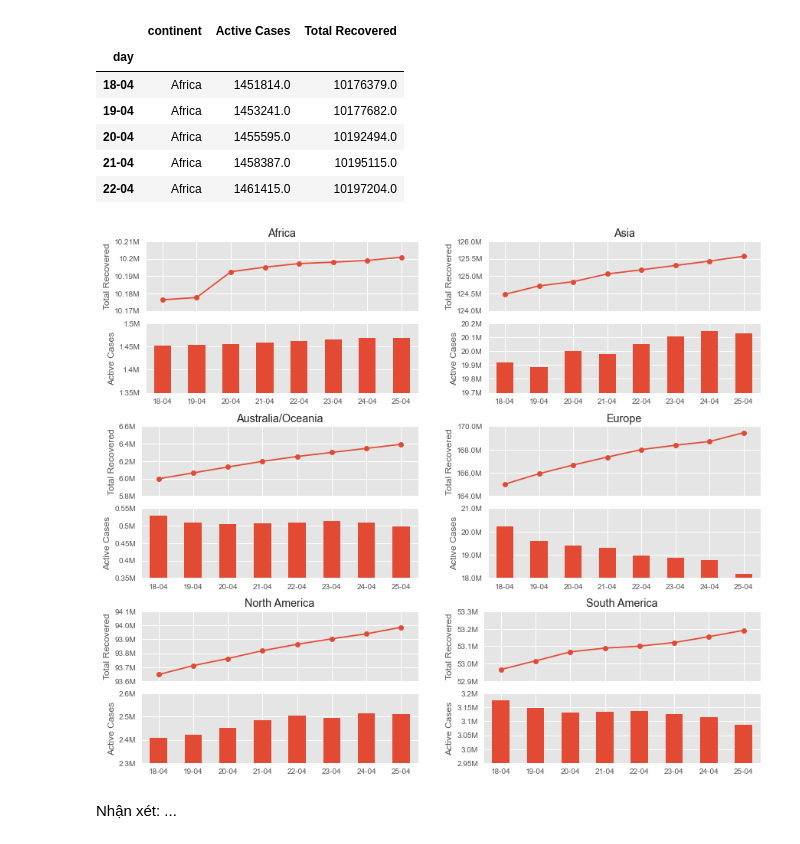
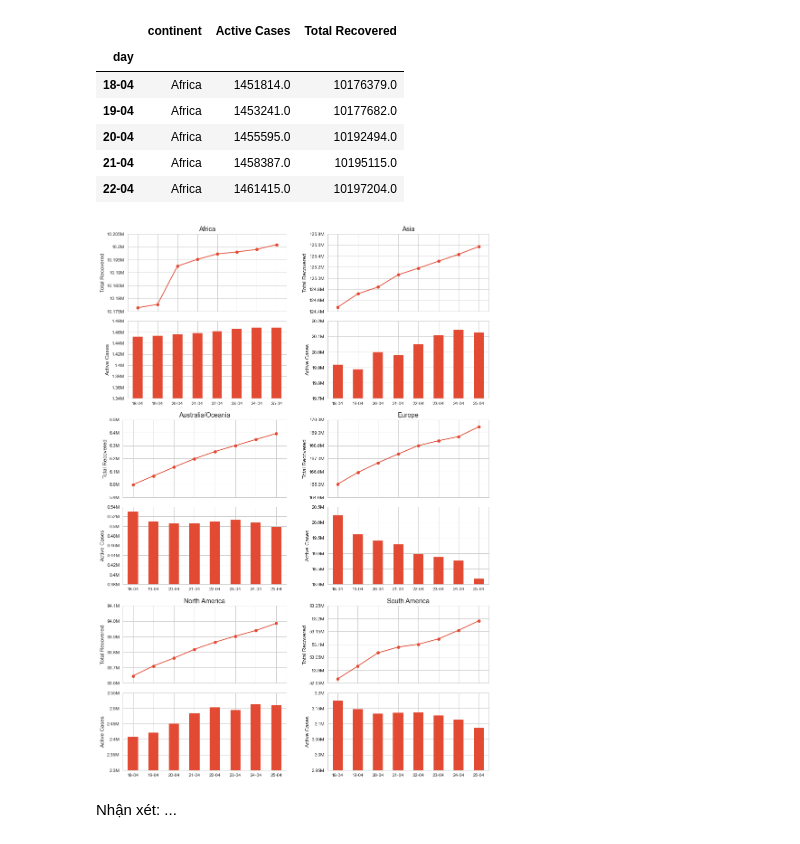
Before and after one commit to LeKiet258/DATA_VIZ_LAB01, a Jupyter notebook: Relationship.ipynb, the cells around one changed output. Drawn from its saved outputs; the diff is of its cells as text; code cells hidden in the pictures.

```diff
--- a/Relationship.ipynb
+++ b/Relationship.ipynb
@@ -394,28 +451,28 @@ df.head()
 | 22-04 | Africa | 1461415.0 | 10197204.0 |
 # %%
 nr, nc = 2, 1 # nr, nc for 1 subfigure
-fig = plt.figure(constrained_layout=True, figsize=(12, 10))
-subfigs = fig.subfigures(3, 2, wspace=0.07) # 2 subfig
+fig = plt.figure(constrained_layout=True, figsize=(12, 17))
+subfigs = fig.subfigures(3, 2, wspace=0.07) # 6 subfig
 
 for subfig, continent in zip(subfigs.flat, df['continent'].unique()):
     # subfig.suptitle(f'{continent}')
     axs = subfig.subplots(nr, nc, sharex=True)
 
     df_cont = df[df['continent'] == continent].drop(columns=['continent'])
 
     df_cont['Total Recovered'].plot.line(marker='o', ax=axs[0], ylabel='Total Recovered', title=continent)
     yticks = axs[0].get_yticks()
     trunc_labels = [f'{round(y/1e6,3)}M' for y in yticks]
     axs[0].set_yticks(yticks)
     axs[0].set_yticklabels(trunc_labels)
 
     df_cont[['Active Cases']].plot.bar(ax=axs[1], legend='', rot=0, xlabel='', ylabel='Active Cases')
     axs[1].set_ylim(df_cont['Active Cases'].min() - 100000, df_cont['Active Cases'].max())
     yticks = axs[1].get_yticks()
     trunc_labels = [f'{round(y/1e6,3)}M' for y in yticks]
     axs[1].set_yticks(yticks)
     axs[1].set_yticklabels(trunc_labels);
 # %% [output]
-[figure, old version]
+[figure, new version]
 # %% [markdown]
 Nhận xét: ...
```
Also changed, not shown: parts of 30 cells of this notebook, 6 other files.
